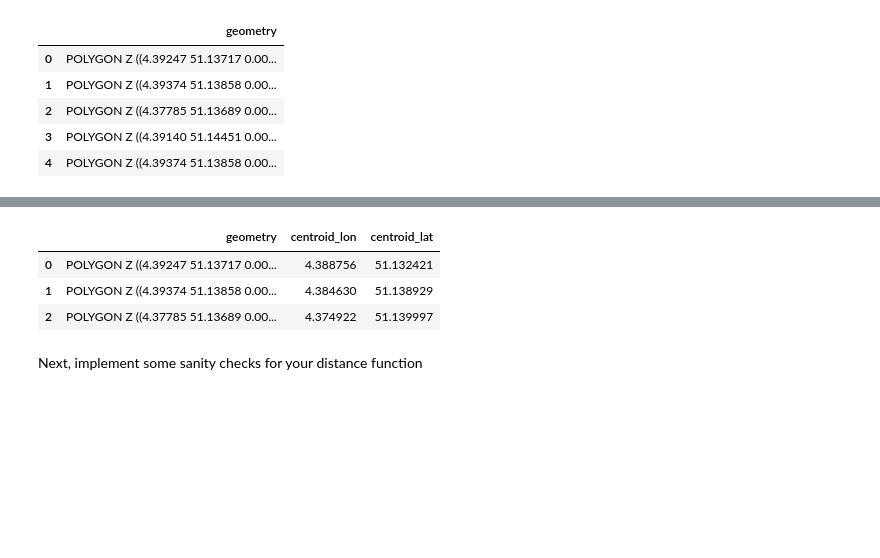
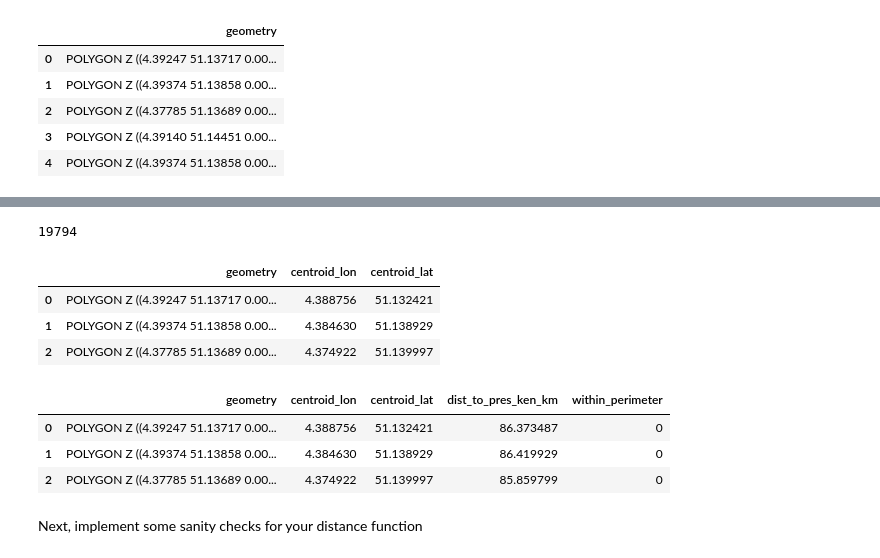
Before and after one commit to ruben-s/data-engineering-exercise, a Jupyter notebook: data_engineer_exercise.ipynb, the cells around one changed output, grey strips where cells are left out. Saved outputs shown, nothing was run; the diff lists cells and outputs as text; code cells hidden in the pictures; blank space fills up the shorter version.

```diff
--- a/data_engineer_exercise.ipynb
+++ b/data_engineer_exercise.ipynb
@@ -253,14 +280,33 @@ df.head(5)
 
 df[['centroid_lon', 'centroid_lat']]=df.apply(lambda row: [row.geometry.centroid.x, row.geometry.centroid.y],axis=1,
                              result_type='expand')
-df.head(3)
+
 # for i in range(0, len(df)):
 #     df.loc[i,'centroid_lon'] = df.geometry.centroid.x.iloc[i]
 #     df.loc[i,'centroid_lat'] = df.geometry.centroid.y.iloc[i]
+
+print(len(df))
+df.head(3)
 # %% [output]
+19794
 |  | geometry | centroid_lon | centroid_lat |
 | 0 | POLYGON Z ((4.39247 51.13717 0.00... | 4.388756 | 51.132421 |
 | 1 | POLYGON Z ((4.39374 51.13858 0.00... | 4.384630 | 51.138929 |
 | 2 | POLYGON Z ((4.37785 51.13689 0.00... | 4.374922 | 51.139997 |
+# %%
+def swifter_impl(df):
+  return df.swifter.apply(
+    lambda row: [row.geometry.centroid.x, row.geometry.centroid.y],
+    result_type='expand',
+    axis=1
+  )
+
+df[['centroid_lon', 'centroid_lat']]=swifter_impl(df)
+df.head(3)
+# %% [output]
+|  | geometry | centroid_lon | centroid_lat | dist_to_pres_ken_km | within_perimeter |
+| 0 | POLYGON Z ((4.39247 51.13717 0.00... | 4.388756 | 51.132421 | 86.373487 | 0 |
+| 1 | POLYGON Z ((4.39374 51.13858 0.00... | 4.384630 | 51.138929 | 86.419929 | 0 |
+| 2 | POLYGON Z ((4.37785 51.13689 0.00... | 4.374922 | 51.139997 | 85.859799 | 0 |
 # %%
 # Let's create some variables to indicate the location of your interest
```
Also changed, not shown: parts of 10 cells of this notebook, 3 other files.
